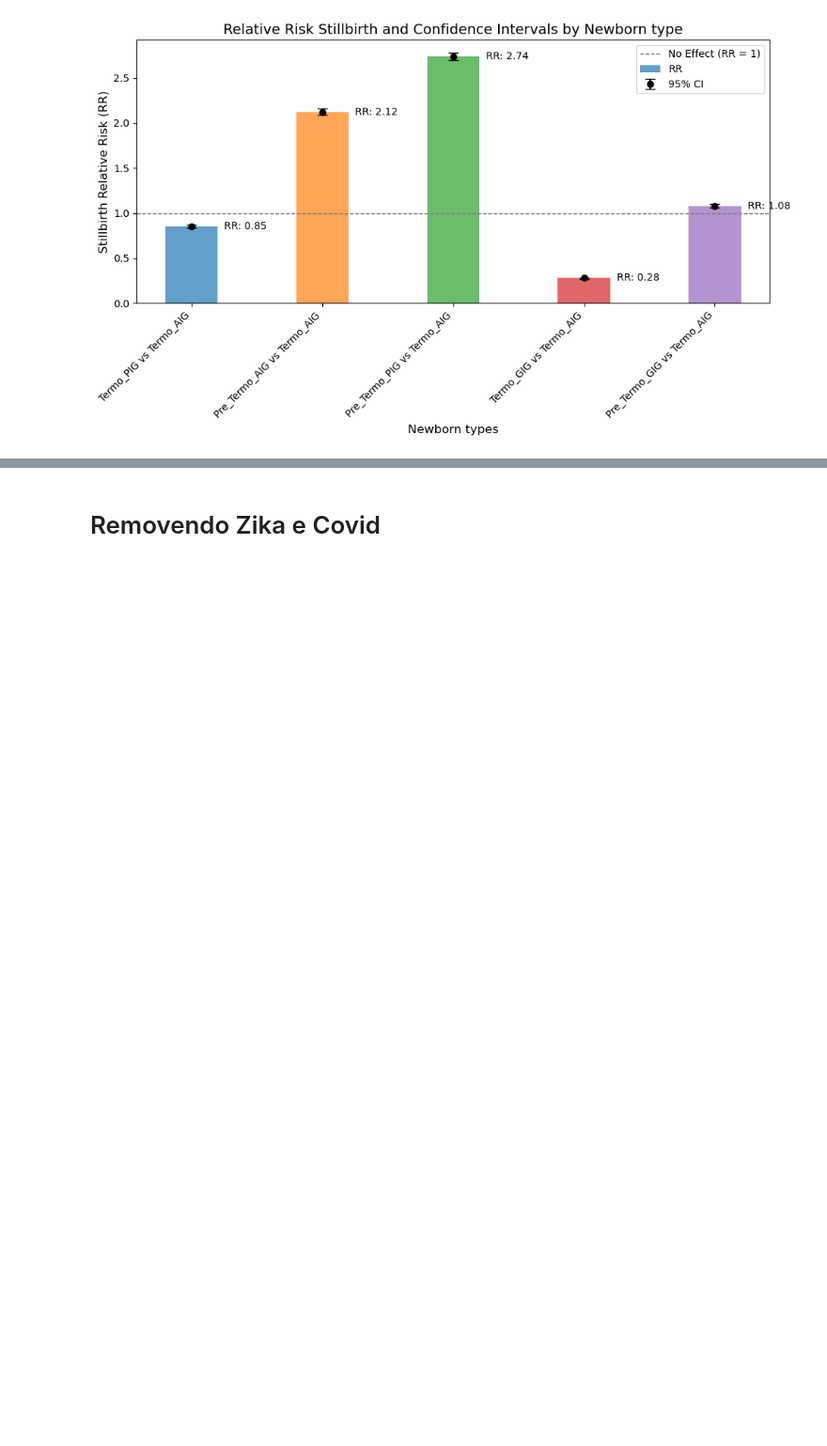
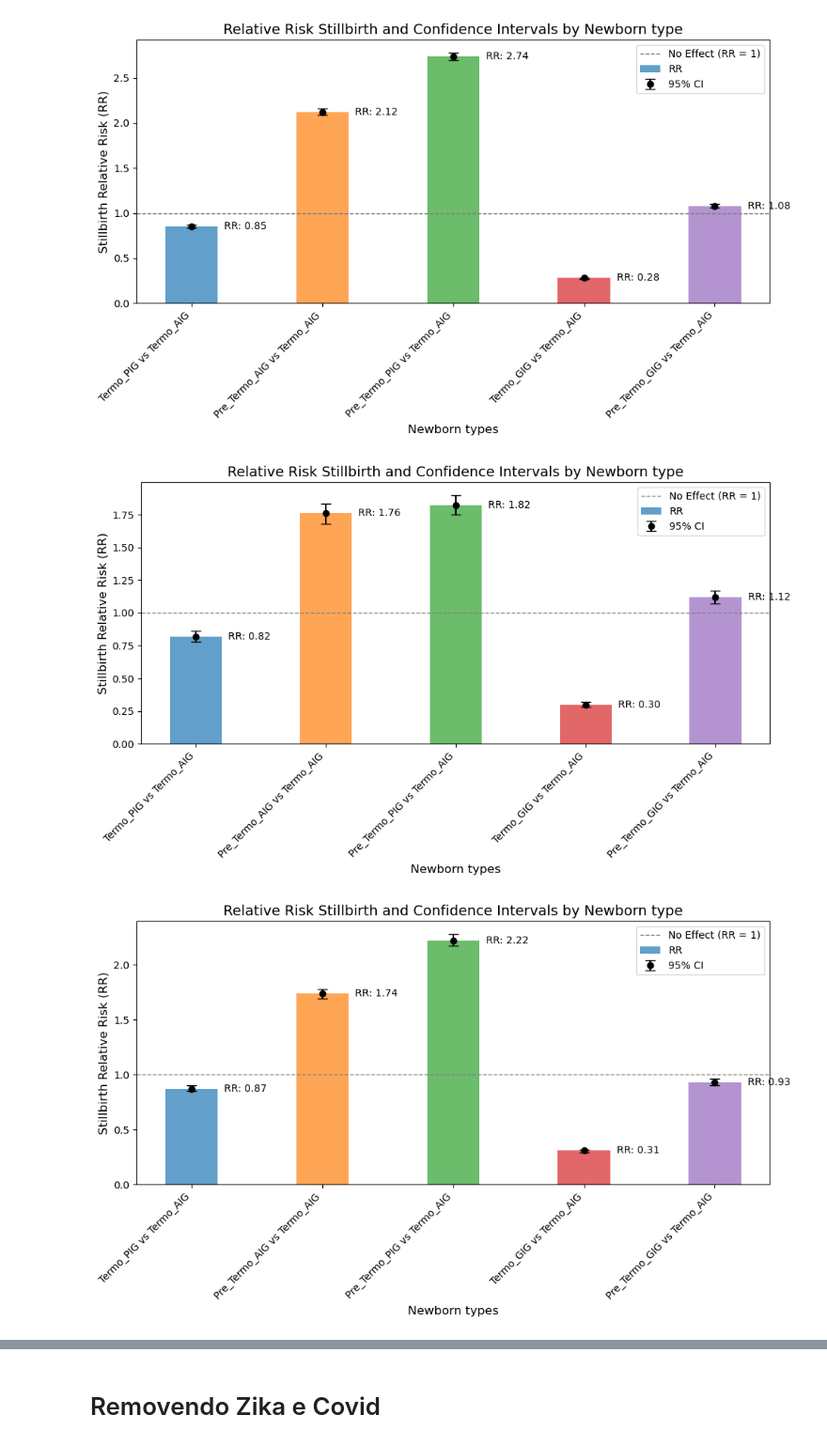
Before and after one commit to mtt89/rr_obito_fetal, a Jupyter notebook: calc_risco_relativo_obito_fetal.ipynb, the cells around one changed output, grey strips where cells are left out. Shown at 94% size. Cells and saved outputs as stored; diff of their text form; code cells hidden in the pictures; blank space fills up the shorter version.

```diff
--- a/calc_risco_relativo_obito_fetal.ipynb
+++ b/calc_risco_relativo_obito_fetal.ipynb
@@ -262,3 +262,12 @@ def graf_box_plot(df, nome_graf):
 graf_box_plot(df=df_brasil, nome_graf='./graficos/box_plot_brasil_todos_os_anos_RR_sem_nasc.png')
 # %% [output]
 [figure]
+# %%
+vet_reg = pd.unique(df_regioes['Region'])
+for reg in vet_reg:
+    df_graf_reg = df_regioes[df_regioes['Region']==reg].reset_index(drop=True)
+    path = f'./graficos/box_plot_{reg}_todos_os_anos_RR_sem_nasc.png'
+    graf_box_plot(df=df_graf_reg, nome_graf=path)
+# %% [output]
+[figure, added]
+[figure, added]
```
Also changed, not shown: parts of 7 cells of this notebook, 4 other files.
